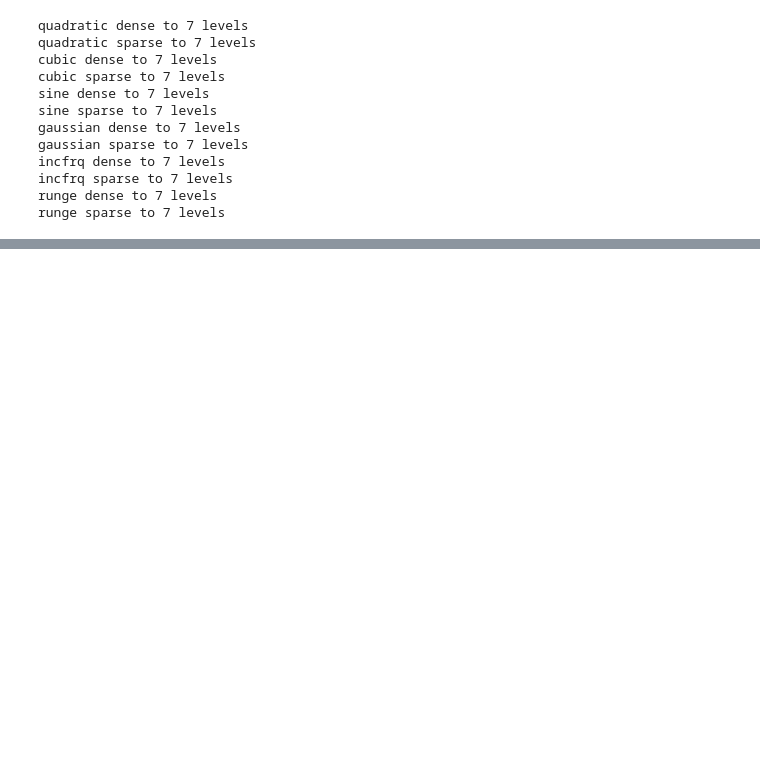
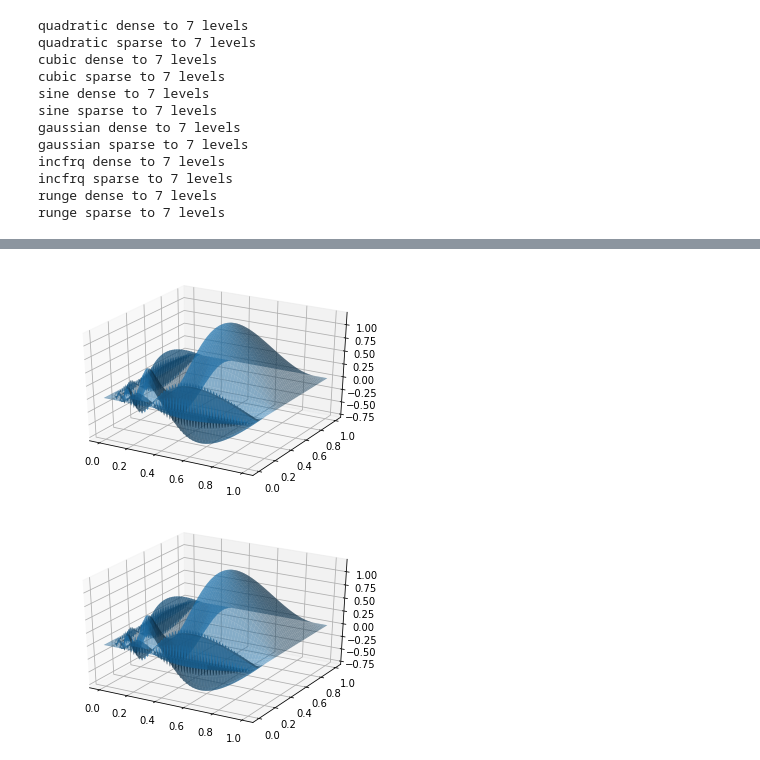
Before and after one commit to rachmeister/sparse_grid, a Jupyter notebook: SparseGrid.ipynb, the cells around one changed output, grey strips where cells are left out. Saved outputs shown, nothing was run; the diff lists cells and outputs as text; code cells hidden in the pictures; blank space fills up the shorter version.

```diff
--- a/SparseGrid.ipynb
+++ b/SparseGrid.ipynb
@@ -178,7 +175,7 @@ def sine_2D(x_val, y_val):
     return np.sin(x_val*np.pi)*np.sin(y_val*np.pi)
 
 def incfrq_2D(x_val, y_val):
-    return x_val*(x_val-1)*np.sin(1./(x_val+0.0001))*y_val*(y_val-1)*np.sin(1./(y_val+0.0001))
+    return x_val*(1-x_val)*np.sin(1./(x_val+1./20./np.pi))*y_val*(1-y_val)*np.sin(1./(y_val+1./20./np.pi))
 
 def runge_2D(x_val, y_val):
     return 10*x_val*(x_val-1)*y_val*(y_val-1)*1./(1.+25*(x_val-0.5)**2)
@@ -340,3 +340,20 @@ for f in range(len(func_names)):
     for i in range(1,6):
         err = np.abs(sum(zsparse[name][:i])-orig_func[name])
         ax[f][i-1].contourf(X,Y,err,cmap=plt.cm.Blues)
+# %%
+### plot test functions
+X,Y = np.meshgrid(domain,domain)
+
+for name in func_names[4:]:
+    fig = plt.figure()
+    ax = fig.add_subplot(111, projection='3d')
+    ax.plot_surface(X,Y,incfrq_2D(X,Y),alpha=0.5)
+#     fig = plt.figure()
+#     ax = fig.add_subplot(111, projection='3d')
+#     ax.plot_surface(X,Y,sum(zdense[name])) #,rstride=1, cstride=1,alpha=0.5)
+#     fig = plt.figure()
+#     ax = fig.add_subplot(111, projection='3d')
+#     ax.plot_surface(X,Y,sum(zsparse[name]))
+# %% [output]
+[figure, added]
+[figure, added]
```
Also changed, not shown: parts of 5 cells of this notebook.
